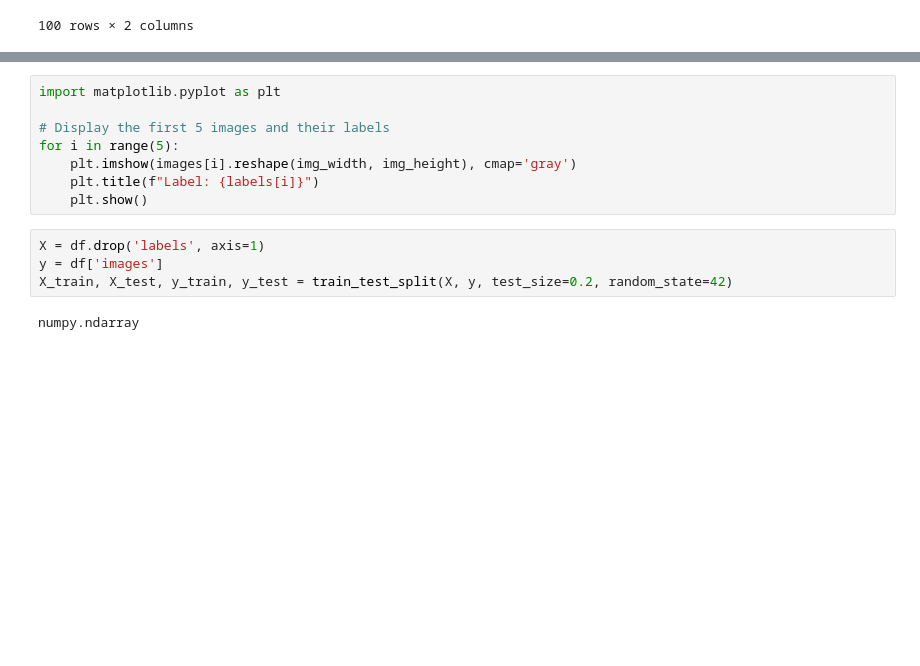
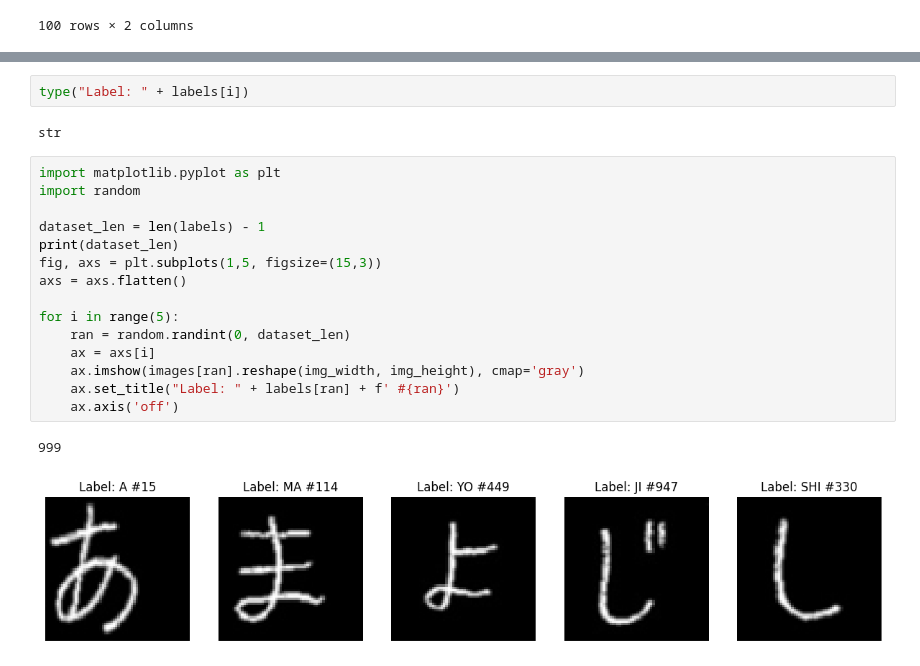
Before and after one commit to kyleoneil/MLProjs, a Jupyter notebook: hiragana_ocr_translation/machine_lerler.ipynb, the cells around one changed output, grey strips where cells are left out. Saved outputs shown, nothing was run; the diff lists cells and outputs as text; blank space fills up the shorter version.

Commit message:
plotting display

```diff
--- a/hiragana_ocr_translation/machine_lerler.ipynb
+++ b/hiragana_ocr_translation/machine_lerler.ipynb
@@ -99,14 +102,22 @@ labels = np.array(labels)
-# %%
-import matplotlib.pyplot as plt
-
-# Display the first 5 images and their labels
-for i in range(5):
-    plt.imshow(images[i].reshape(img_width, img_height), cmap='gray')
-    plt.title(f"Label: {labels[i]}")
-    plt.show()
-# %%
-X = df.drop('labels', axis=1)
-y = df['images']
-X_train, X_test, y_train, y_test = train_test_split(X, y, test_size=0.2, random_state=42)
-# %% [output]
-numpy.ndarray
+# %%
+type("Label: " + labels[i])
+# %% [output]
+str
+# %%
+import matplotlib.pyplot as plt
+import random
+
+dataset_len = len(labels) - 1
+print(dataset_len)
+fig, axs = plt.subplots(1,5, figsize=(15,3))
+axs = axs.flatten()
+
+for i in range(5):
+    ran = random.randint(0, dataset_len)
+    ax = axs[i]
+    ax.imshow(images[ran].reshape(img_width, img_height), cmap='gray')
+    ax.set_title("Label: " + labels[ran] + f' #{ran}')
+    ax.axis('off')
+# %% [output]
+999
+[figure, added]
```
Also changed, not shown: parts of 4 cells of this notebook.
